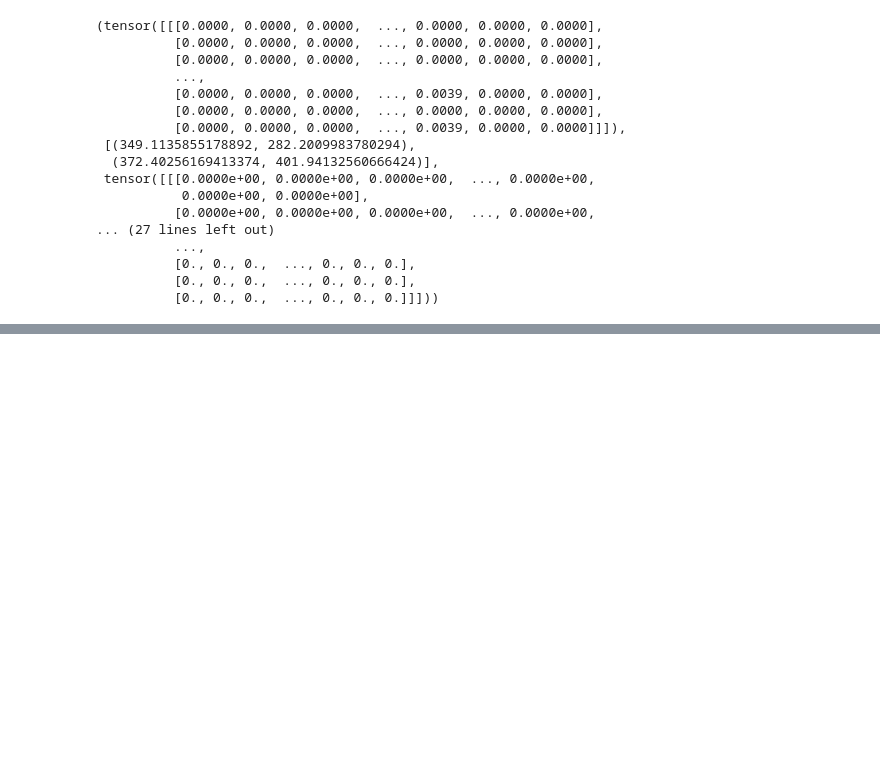
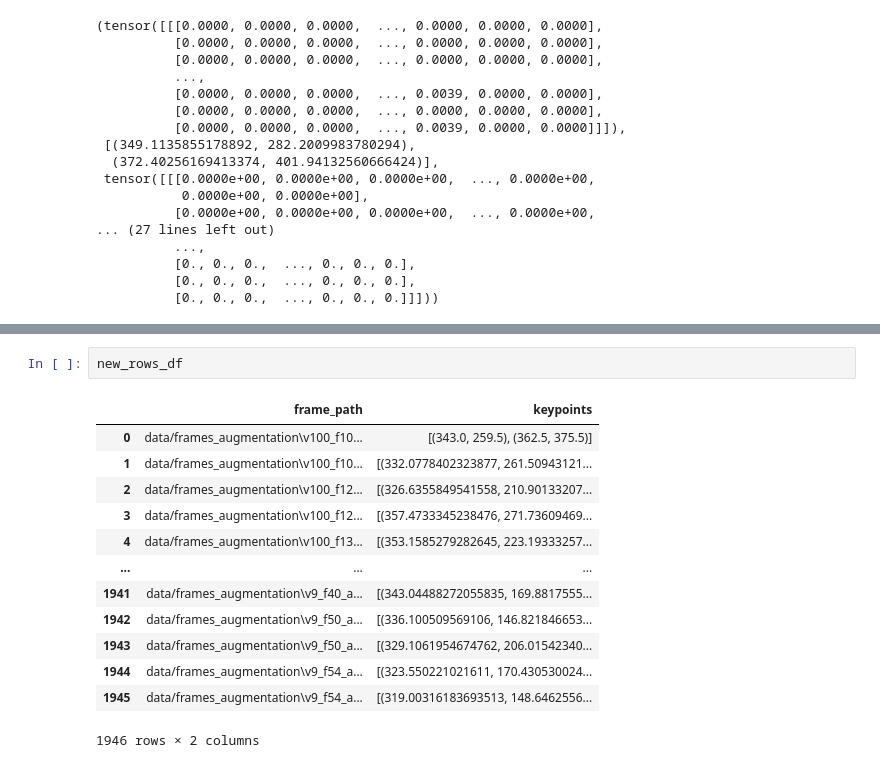
Before and after one commit to Vinicius0300/INF2008_code, a Jupyter notebook: notebook_teste.ipynb, the cells around one changed output, grey strips where cells are left out. Drawn from its saved outputs; the diff is of its cells as text; blank space fills up the shorter version.

```diff
--- a/notebook_teste.ipynb
+++ b/notebook_teste.ipynb
@@ -114,3 +107,19 @@ Keypoints: [(398.91499026606095, 411.2246504065041), (381.8487955479519, 519.941
+# %%
+new_rows_df
+# %% [output]
+|  | frame_path | keypoints |
+| 0 | data/frames_augmentation\v100_f10... | [(343.0, 259.5), (362.5, 375.5)] |
+| 1 | data/frames_augmentation\v100_f10... | [(332.0778402323877, 261.50943121... |
+| 2 | data/frames_augmentation\v100_f12... | [(326.6355849541558, 210.90133207... |
+| 3 | data/frames_augmentation\v100_f12... | [(357.4733345238476, 271.73609469... |
+| 4 | data/frames_augmentation\v100_f13... | [(353.1585279282645, 223.19333257... |
+| ... | ... | ... |
+| 1941 | data/frames_augmentation\v9_f40_a... | [(343.04488272055835, 169.8817555... |
+| 1942 | data/frames_augmentation\v9_f50_a... | [(336.100509569106, 146.821846653... |
+| 1943 | data/frames_augmentation\v9_f50_a... | [(329.1061954674762, 206.01542340... |
+| 1944 | data/frames_augmentation\v9_f54_a... | [(323.550221021611, 170.430530024... |
+| 1945 | data/frames_augmentation\v9_f54_a... | [(319.00316183693513, 148.6462556... |
+1946 rows × 2 columns
 # %%
 # VFSSImageDataset com offline augmentation
 transform = A.Compose([A.Resize(512, 512)],
```
Also changed, not shown: parts of 3 cells of this notebook, 2 other files.
